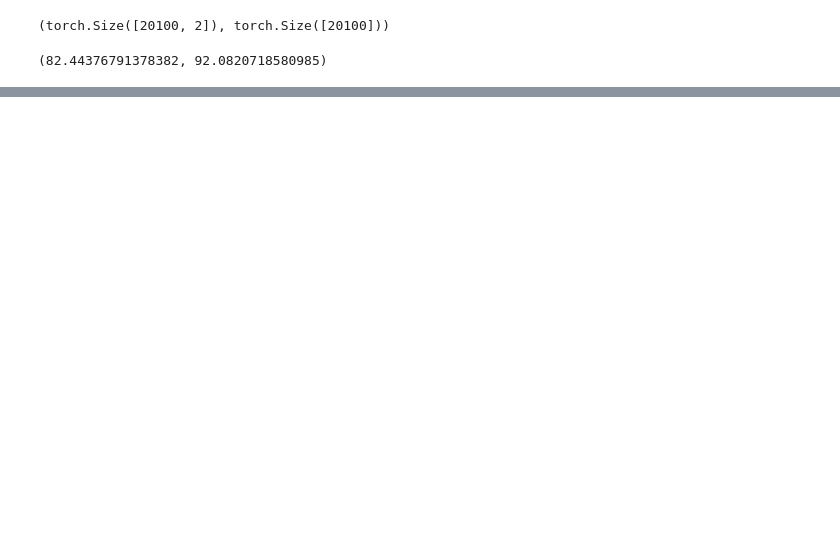
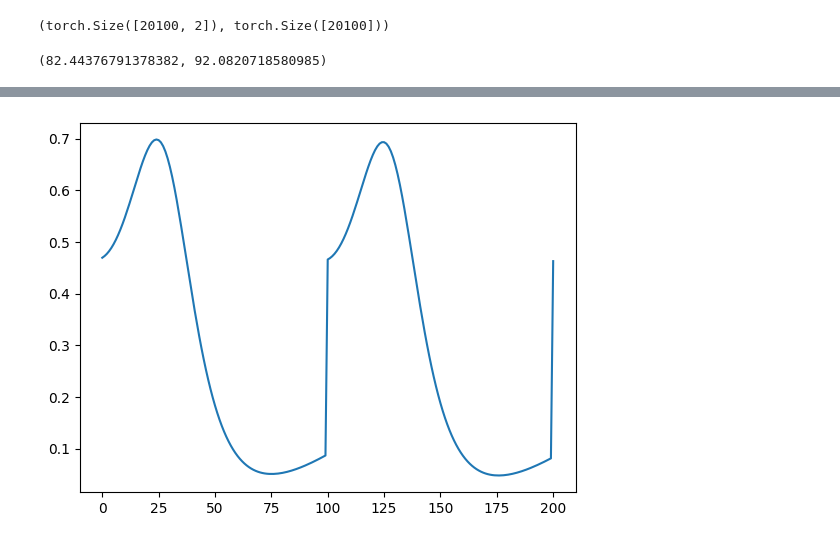
Before and after one commit to broccubali/NoisyICML, a Jupyter notebook: pinns-inverse/DiffSorp/pinnv8.ipynb, the cells around one changed output, grey strips where cells are left out. Drawn from its saved outputs; the diff is of its cells as text; code cells hidden in the pictures; blank space fills up the shorter version.

```diff
--- a/pinns-inverse/DiffSorp/pinnv8.ipynb
+++ b/pinns-inverse/DiffSorp/pinnv8.ipynb
@@ -5,9 +5,9 @@ import numpy as np
 from tqdm import tqdm
 
 
-class ReversePINN(nn.Module):
+class PINN(nn.Module):
     def __init__(self, input_size, hidden_size, output_size):
-        super(ReversePINN, self).__init__()
+        super(PINN, self).__init__()
         # Define neural network layers
         self.layers = nn.ModuleList(
             [
@@ -61,7 +61,7 @@ class ReversePINN(nn.Module):
         u_xx = u_xx_tt[:, [0]]
 
         # Physics-informed residual (diffusion-sorption-reaction equation)
-        residual = u_x_t + self.D * u_xx - self.Kd * u_pred
+        residual = u_x_t[:, [1]] - (self.D / (1 + self.Kd)) * u_xx
 
         return self.loss(
             residual, torch.zeros_like(residual).to("cuda")
@@ -74,17 +74,17 @@ class ReversePINN(nn.Module):
         # Residual loss: Physics-informed
         residual_loss = self.residual_loss(xtrain)
 
-        return data_loss + residual_loss
+        return data_loss, residual_loss, data_loss + residual_loss
 
     def train_model(self, xtrain, utrain, epochs=1000):
         for epoch in tqdm(range(epochs)):
             self.optimizer.zero_grad()
-            loss = self.total_loss(xtrain, utrain)
+            a, b, loss = self.total_loss(xtrain, utrain)
             loss.backward()
             self.optimizer.step()
-            if epoch % 100 == 0:
+            if epoch % 200 == 0:
                 print(
-                    f"Epoch {epoch}, Loss {loss.item()}, D {self.D.item()}, Kd {self.Kd.item()}"
+                    f"Epoch {epoch}, Loss {loss.item()}, D {self.D.item()}, Kd {self.Kd.item()}, Data Loss {a.item()}, Residual Loss {b.item()}"
                 )
 # %%
 import h5py
@@ -103,8 +103,8 @@ t = np.linspace(0, 1, Nt)
 X, T = np.meshgrid(x, t)
 X_train = torch.tensor(
     np.vstack((X.flatten(), T.flatten())).T, dtype=torch.float32
-).cuda()
-C_train = torch.tensor(C_all.flatten(), dtype=torch.float32).cuda()
+).to("cuda")
+C_train = torch.tensor(C_all.flatten(), dtype=torch.float32).to("cuda")
 X_train.shape, C_train.shape
 # %% [output]
 (torch.Size([20100, 2]), torch.Size([20100]))
@@ -114,7 +114,7 @@ dtrue, ktrue
 (82.44376791378382, 92.0820718580985)
 # %%
 idx = np.random.choice(Nx * Nt, 10000, replace=False)
-X_train = X_train[idx]
-C_train = C_train[idx]
-X_train.shape, C_train.shape
+xtrain = X_train[idx]
+C_train = C_train[idx, None]
+xtrain.shape, C_train.shape
 # %% [output]
@@ -122,4 +122,4 @@ X_train.shape, C_train.shape
 # %%
-model = ReversePINN(2, 20, 1).cuda()
-model.train_model(X_train, C_train, epochs=10000)
+model = PINN(2, 20, 1).to("cuda")
+model.train_model(xtrain, C_train, epochs=10000)
 # %% [output]
@@ -138,0 +139,10 @@ Epoch 1100, Loss 0.1535528153181076, D 9.988454818725586, Kd 9.994296073913574
+# %%
+import matplotlib.pyplot as plt
+
+with torch.no_grad():
+    C_pred = model.forward(X_train).cpu().numpy()
+    C_pred = C_pred.reshape((Nx, Nt))
+    plt.plot(C_pred[0], label="Predicted")
+    plt.show()
+# %% [output]
+[figure, added]
```
Also changed, not shown: parts of 2 cells of this notebook.
